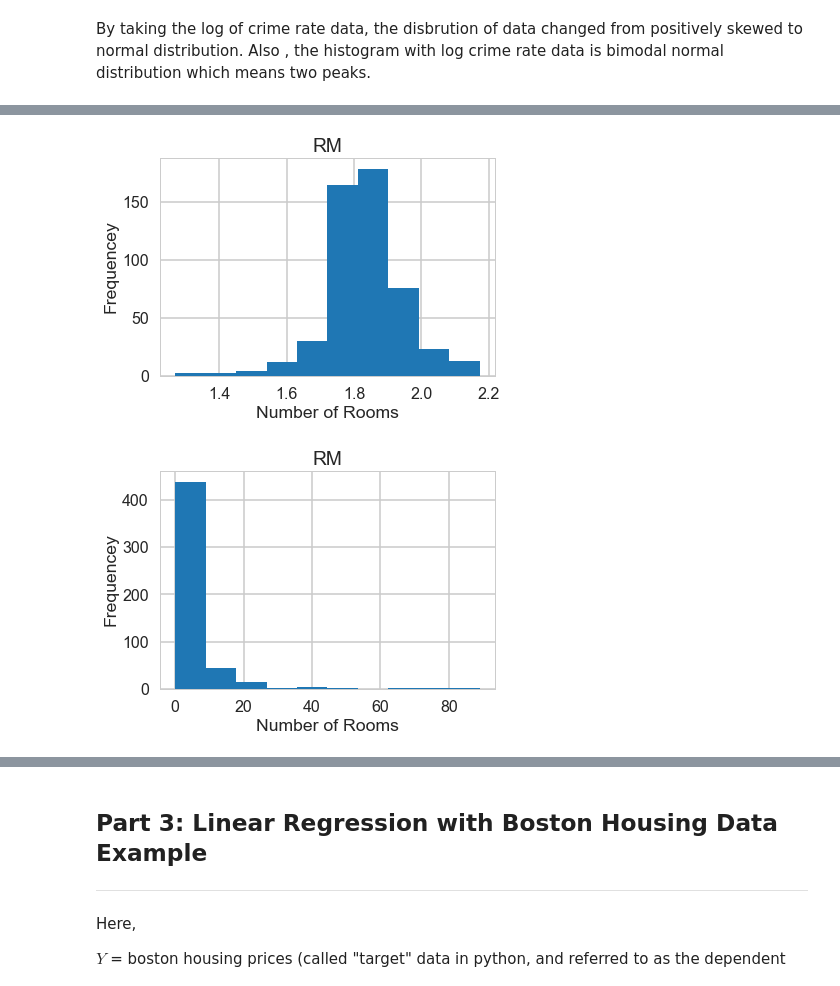
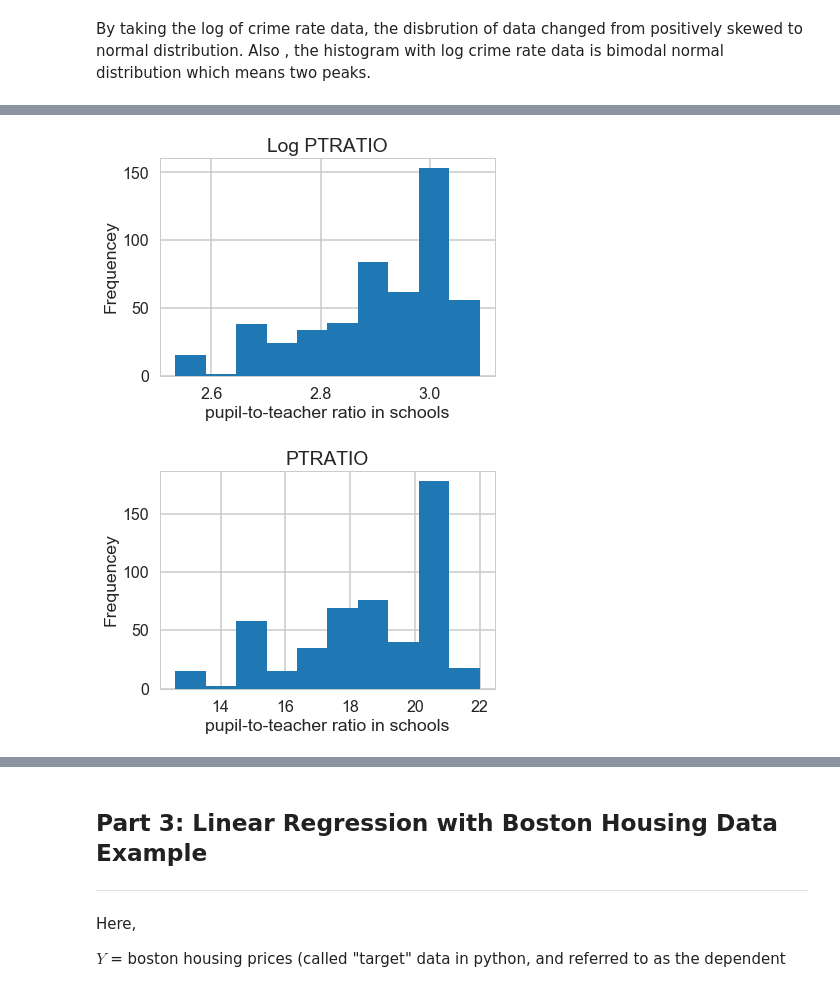
Before and after one commit to sowjanya2106/Springboard, a Jupyter notebook: Machine Learning/linear_regression/Mini_Project_Linear_Regression.ipynb, the cells around one changed output, grey strips where cells are left out. Drawn from its saved outputs; the diff is of its cells as text; code cells hidden in the pictures.

```diff
--- a/Machine Learning/linear_regression/Mini_Project_Linear_Regression.ipynb
+++ b/Machine Learning/linear_regression/Mini_Project_Linear_Regression.ipynb
@@ -361,15 +376,15 @@ By taking the log of crime rate data, the disbrution of data changed from positi
 # %%
-plt.hist(np.log(bos.RM))
-plt.title("RM")
-plt.xlabel("Number of Rooms")
+plt.hist(np.log(bos.PTRATIO))
+plt.title("Log PTRATIO")
+plt.xlabel("pupil-to-teacher ratio in schools")
 plt.ylabel("Frequencey")
 plt.show()
 
-plt.hist(bos.CRIM)
-plt.title("RM")
-plt.xlabel("Number of Rooms")
+plt.hist(bos.PTRATIO)
+plt.title("PTRATIO")
+plt.xlabel("pupil-to-teacher ratio in schools")
 plt.ylabel("Frequencey")
 plt.show()
 # %% [output]
-[figure, old version]
+[figure, new version]
-[figure, old version]
+[figure, new version]
```
Also changed, not shown: parts of 14 cells of this notebook, 11 other files.
